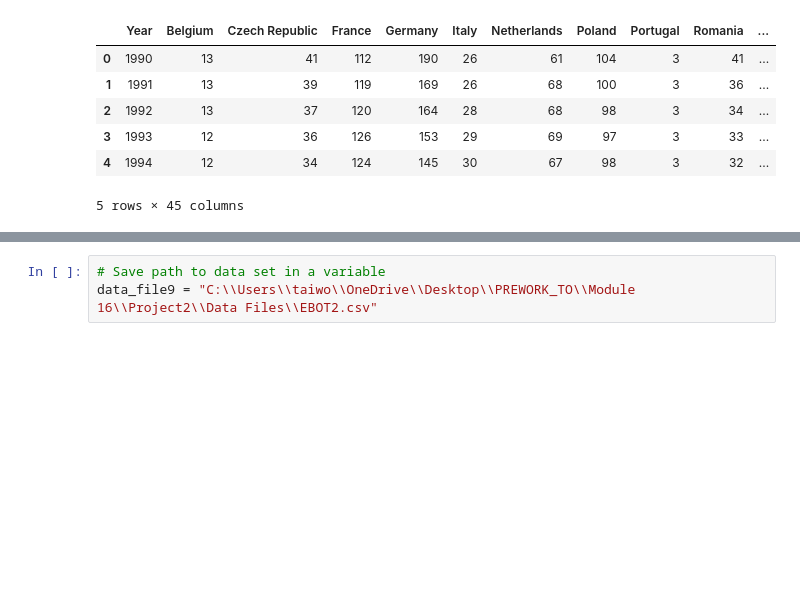
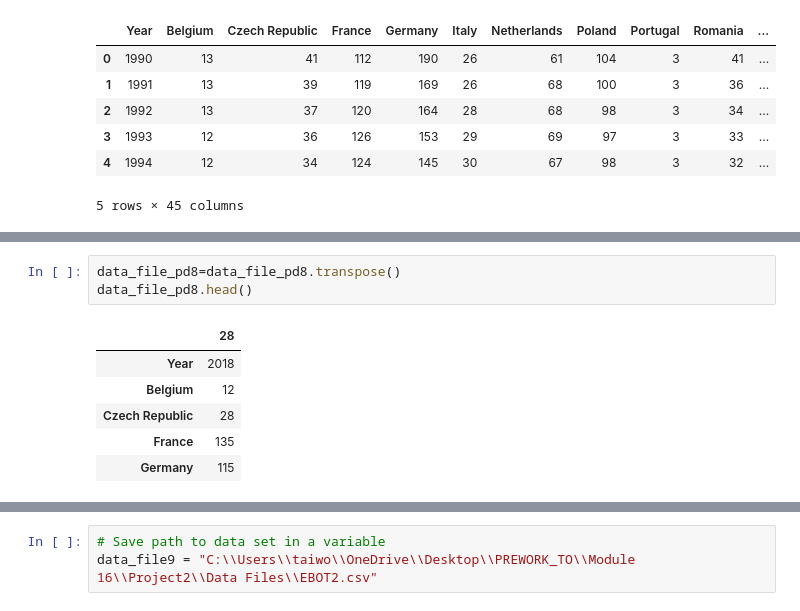
Before and after one commit to tonitiri/Project2, a Jupyter notebook: Templates/Project2.ipynb, the cells around one changed output, grey strips where cells are left out. Saved outputs shown, nothing was run; the diff lists cells and outputs as text; blank space fills up the shorter version.

```diff
--- a/Templates/Project2.ipynb
+++ b/Templates/Project2.ipynb
@@ -470,3 +486,13 @@ data_file_pd8.head()
+# %%
+data_file_pd8=data_file_pd8.transpose()
+data_file_pd8.head()
+# %% [output]
+|  | 28 |
+| Year | 2018 |
+| Belgium | 12 |
+| Czech Republic | 28 |
+| France | 135 |
+| Germany | 115 |
 # %%
 #convert dataframe to HTML- TEP2
 html_table = data_file_pd8.to_html()
```
Also changed, not shown: parts of 20 cells of this notebook, 1 other file.
